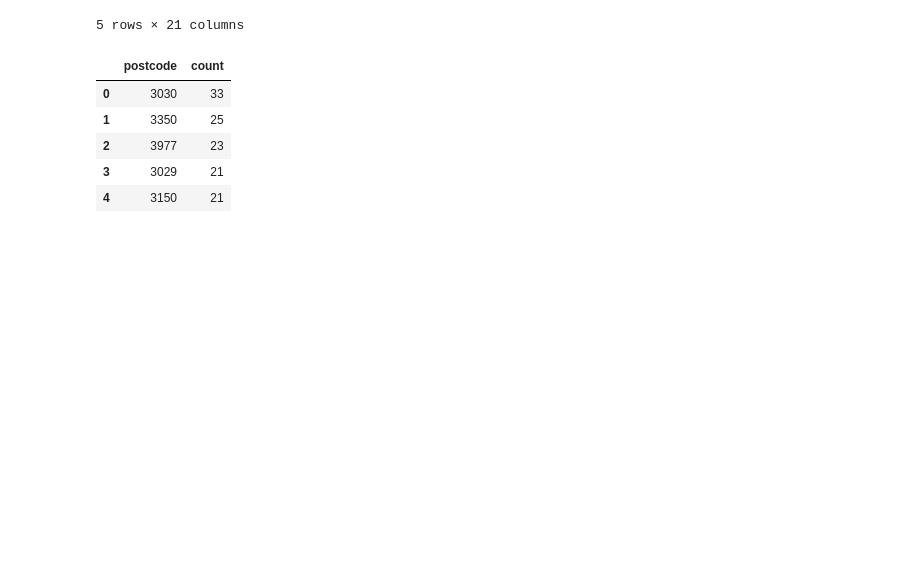
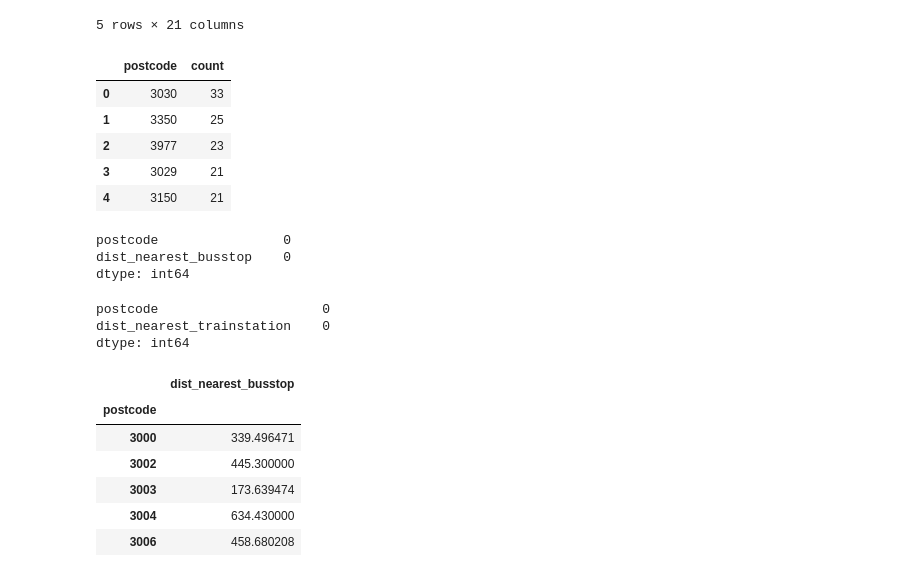
Before and after one commit to MAST30034-Applied-Data-Science/generic-real-estate-consulting-project-group-46, a Jupyter notebook: notebooks/LA.ipynb, the cells around one changed output. Cells and saved outputs as stored; diff of their text form; code cells hidden in the pictures; blank space fills up the shorter version.

```diff
--- a/notebooks/LA.ipynb
+++ b/notebooks/LA.ipynb
@@ -179,3 +179,31 @@ school_count.head()
 | 2 | 3977 | 23 |
 | 3 | 3029 | 21 |
 | 4 | 3150 | 21 |
+# %%
+bus_df = pd.DataFrame(df,columns=["postcode","dist_nearest_busstop"])
+train_df=pd.DataFrame(df,columns=["postcode","dist_nearest_trainstation"])
+# %%
+bus_df.isnull().sum()
+# %% [output]
+postcode                0
+dist_nearest_busstop    0
+dtype: int64
+# %%
+train_df.isnull().sum()
+# %% [output]
+postcode                     0
+dist_nearest_trainstation    0
+dtype: int64
+# %%
+bus_output= bus_df.groupby("postcode").agg({'dist_nearest_busstop':'mean'})
+train_output = train_df.groupby("postcode").agg({'dist_nearest_trainstation':'mean'})
+# %%
+bus_output.head()
+# %% [output]
+|  | dist_nearest_busstop |
+| postcode |  |
+| 3000 | 339.496471 |
+| 3002 | 445.300000 |
+| 3003 | 173.639474 |
+| 3004 | 634.430000 |
+| 3006 | 458.680208 |
```
